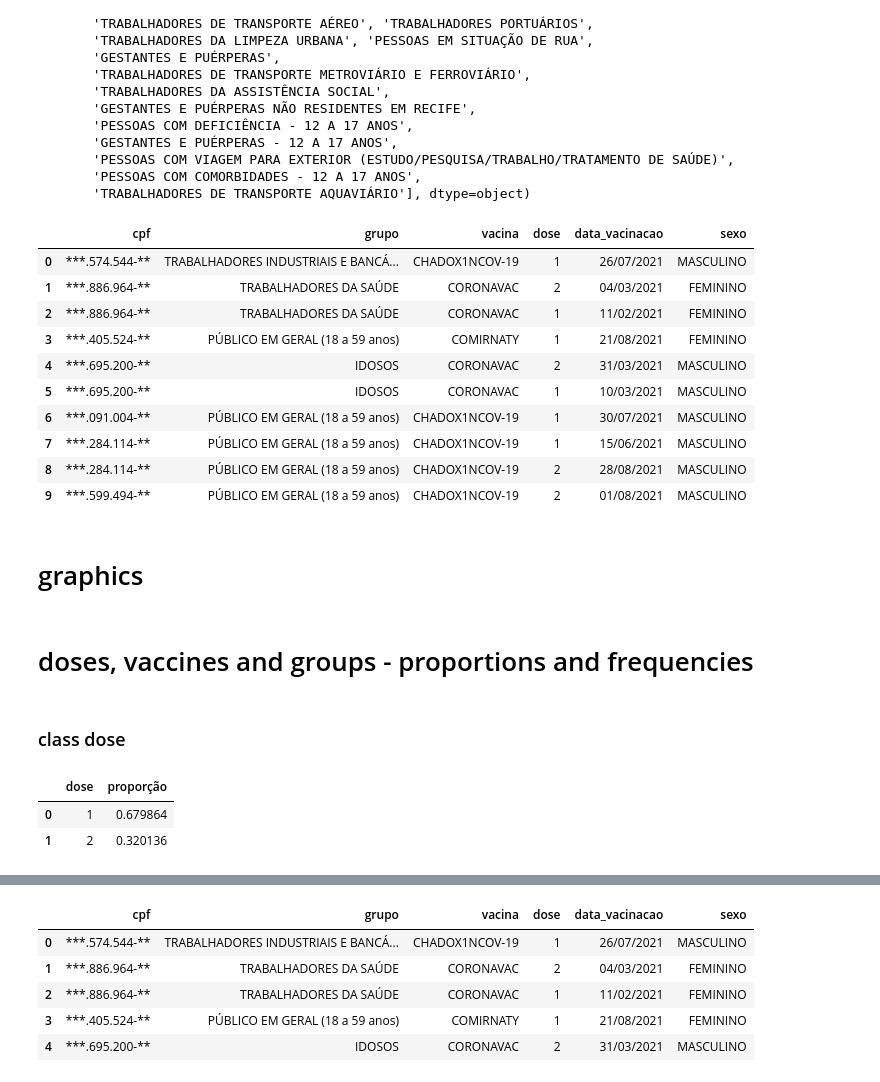
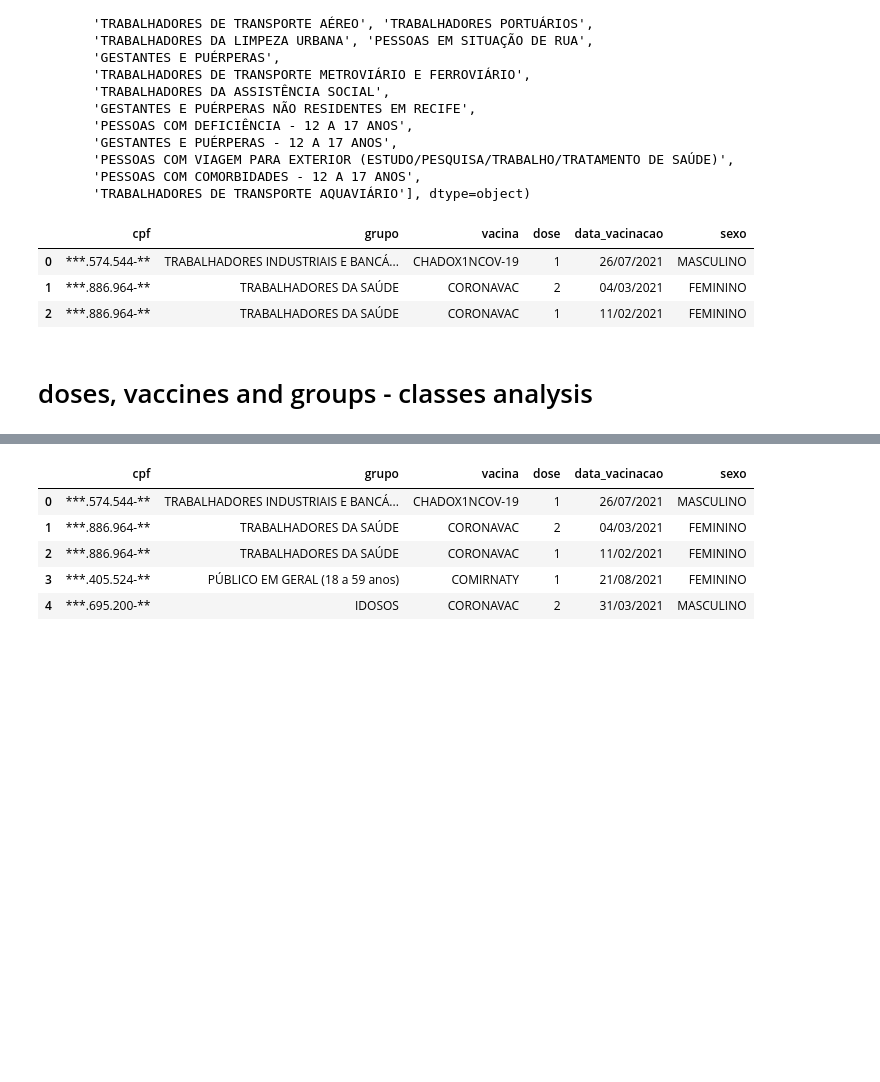
Before and after one commit to yvesemmanuel/analise_dados, a Jupyter notebook: analyses/september 7.ipynb, the cells around one changed output, grey strips where cells are left out. Cells and saved outputs as stored; diff of their text form; code cells hidden in the pictures; blank space fills up the shorter version.

```diff
--- a/analyses/september 7.ipynb
+++ b/analyses/september 7.ipynb
@@ -141,18 +133,9 @@ array(['TRABALHADORES INDUSTRIAIS E BANCÁRIOS', 'TRABALHADORES DA SAÚDE',
        'PESSOAS COM COMORBIDADES - 12 A 17 ANOS',
        'TRABALHADORES DE TRANSPORTE AQUAVIÁRIO'], dtype=object)
 # %%
-data.head(10)
+data.head(3)
 # %% [output]
 |  | cpf | grupo | vacina | dose | data_vacinacao | sexo |
 | 0 | ***.574.544-** | TRABALHADORES INDUSTRIAIS E BANCÁ... | CHADOX1NCOV-19 | 1 | 26/07/2021 | MASCULINO |
 | 1 | ***.886.964-** | TRABALHADORES DA SAÚDE | CORONAVAC | 2 | 04/03/2021 | FEMININO |
 | 2 | ***.886.964-** | TRABALHADORES DA SAÚDE | CORONAVAC | 1 | 11/02/2021 | FEMININO |
-| 3 | ***.405.524-** | PÚBLICO EM GERAL (18 a 59 anos) | COMIRNATY | 1 | 21/08/2021 | FEMININO |
-| 4 | ***.695.200-** | IDOSOS | CORONAVAC | 2 | 31/03/2021 | MASCULINO |
-| 5 | ***.695.200-** | IDOSOS | CORONAVAC | 1 | 10/03/2021 | MASCULINO |
-| 6 | ***.091.004-** | PÚBLICO EM GERAL (18 a 59 anos) | CHADOX1NCOV-19 | 1 | 30/07/2021 | MASCULINO |
-| 7 | ***.284.114-** | PÚBLICO EM GERAL (18 a 59 anos) | CHADOX1NCOV-19 | 1 | 15/06/2021 | MASCULINO |
-| 8 | ***.284.114-** | PÚBLICO EM GERAL (18 a 59 anos) | CHADOX1NCOV-19 | 2 | 28/08/2021 | MASCULINO |
-| 9 | ***.599.494-** | PÚBLICO EM GERAL (18 a 59 anos) | CHADOX1NCOV-19 | 2 | 01/08/2021 | MASCULINO |
-# %% [markdown]
-# graphics
@@ -162,12 +142,2 @@ import matplotlib.pyplot as plt
 # %% [markdown]
-# doses, vaccines and groups - proportions and frequencies
+# doses, vaccines and groups - classes analysis
-# %% [markdown]
-### class dose
-# %%
-doses_proportion = data["dose"].value_counts(normalize = True).reset_index()
-doses_proportion.columns = ["dose", "proporção"]
-doses_proportion
-# %% [output]
-|  | dose | proporção |
-| 0 | 1 | 0.679864 |
-| 1 | 2 | 0.320136 |
```
Also changed, not shown: parts of 30 cells of this notebook.
